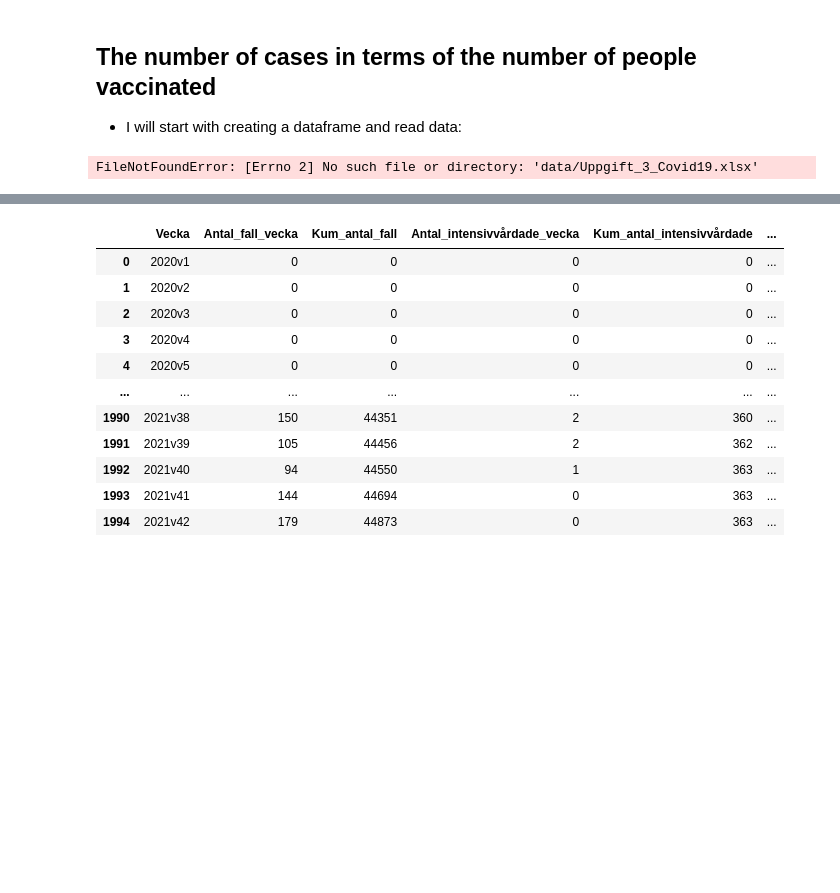
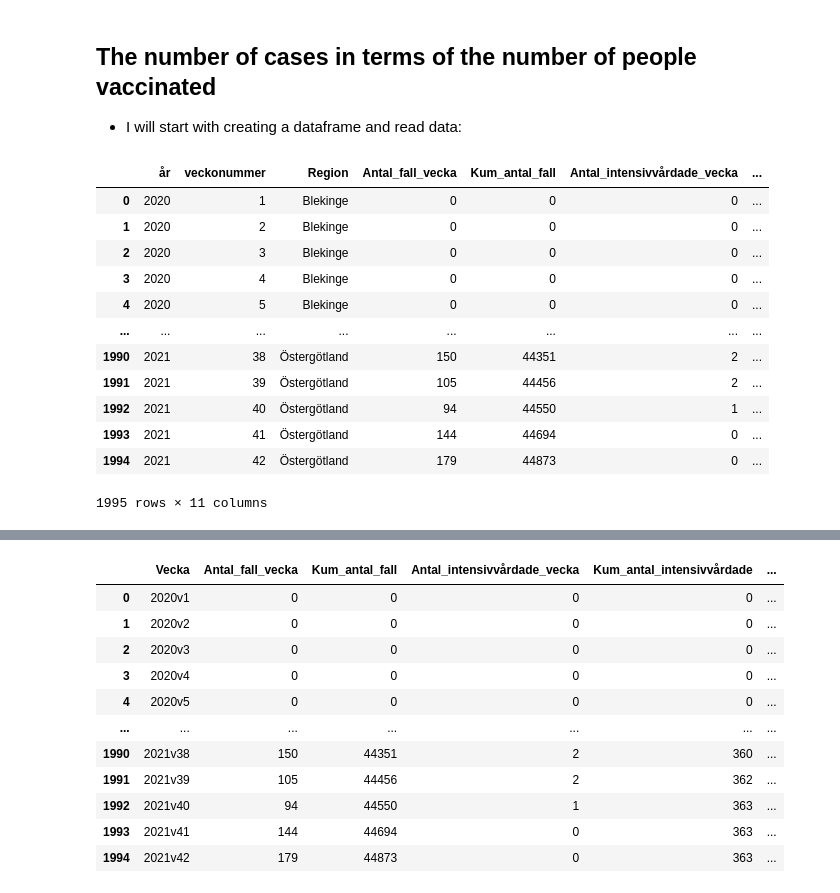
Before and after one commit to AmalDerbali/Databehandling_AmalDerbali, a Jupyter notebook: Lab/Covid_labb.ipynb, the cells around one changed output, grey strips where cells are left out. Drawn from its saved outputs; the diff is of its cells as text; code cells hidden in the pictures; blank space fills up the shorter version.

```diff
--- a/Lab/Covid_labb.ipynb
+++ b/Lab/Covid_labb.ipynb
@@ -359,10 +358,22 @@ import matplotlib.pyplot as plt
 import plotly_express as px
 import plotly
 # %%
-covid_data = pd.read_excel("data/Uppgift_3_Covid19.xlsx", sheet_name="Veckodata Region")
+covid_data = pd.read_excel("Data/Uppgift_3 _Covid19.xlsx", sheet_name="Veckodata Region")
 covid_data
 # %% [output]
+|  | år | veckonummer | Region | Antal_fall_vecka | Kum_antal_fall | Antal_intensivvårdade_vecka | ... |
+| 0 | 2020 | 1 | Blekinge | 0 | 0 | 0 | ... |
+| 1 | 2020 | 2 | Blekinge | 0 | 0 | 0 | ... |
+| 2 | 2020 | 3 | Blekinge | 0 | 0 | 0 | ... |
+| 3 | 2020 | 4 | Blekinge | 0 | 0 | 0 | ... |
+| 4 | 2020 | 5 | Blekinge | 0 | 0 | 0 | ... |
+| ... | ... | ... | ... | ... | ... | ... | ... |
+| 1990 | 2021 | 38 | Östergötland | 150 | 44351 | 2 | ... |
+| 1991 | 2021 | 39 | Östergötland | 105 | 44456 | 2 | ... |
+| 1992 | 2021 | 40 | Östergötland | 94 | 44550 | 1 | ... |
+| 1993 | 2021 | 41 | Östergötland | 144 | 44694 | 0 | ... |
+| 1994 | 2021 | 42 | Östergötland | 179 | 44873 | 0 | ... |
-FileNotFoundError: [Errno 2] No such file or directory: 'data/Uppgift_3_Covid19.xlsx'
+1995 rows × 11 columns
 # %%
 #Remove region colunm
 covid_data = covid_data.drop(labels= "Region", axis = 1)
```
Also changed, not shown: parts of 5 cells of this notebook, 1 other file.
